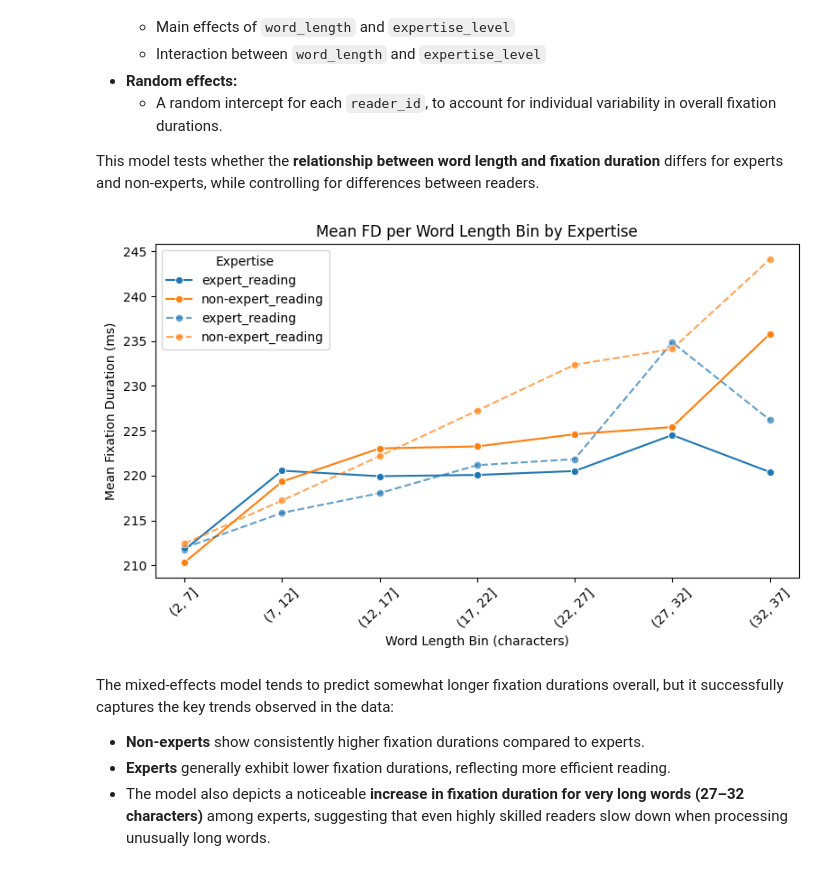
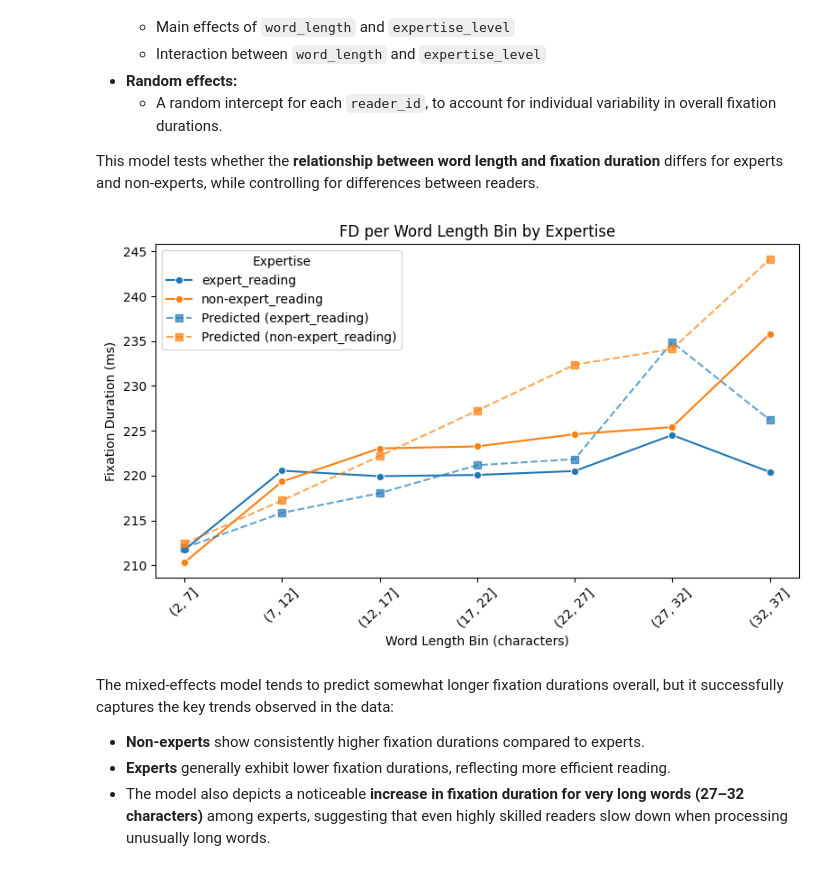
Before and after one commit to snamazova/potec_modelling, a Jupyter notebook: potec_modelling.ipynb, the cells around one changed output. Drawn from its saved outputs; the diff is of its cells as text; code cells hidden in the pictures.

```diff
--- a/potec_modelling.ipynb
+++ b/potec_modelling.ipynb
@@ -77,6 +87,7 @@ print(scanpath_df.columns.tolist())
 # select columns that are needed for explanatory analysis
 columns_needed = [
     "reader_id", "expert_reading_label", "reader_discipline_numeric",
+    "expert_reading_label_numeric",
     "text_id", "text_domain", "trial",
     "FFD", "RRT", "FPRT", "TFT",
     "fixation_duration", "Fix",
@@ -597,32 +611,41 @@ mean_ffd_predicted = scanpath_analysis_df.groupby(['expert_reading_label', 'word
 # %%
 # Plot mean ffd and mean predicted
 plt.figure(figsize=(8,5))
+
+# First plot actual fixation durations
 sns.lineplot(
     data=mean_ffd,
     x=mean_ffd['word_length_bin'].astype(str),
     y='fixation_duration',
     hue='expert_reading_label',
-    marker='o'
-)
-sns.lineplot(
-    data=mean_ffd_predicted,
-    x=mean_ffd_predicted['word_length_bin'].astype(str),
-    y='predicted_fd',
-    hue='expert_reading_label',
     marker='o',
-    linestyle='--',
-    alpha=0.7
+    markers=True,
+    dashes=False
 )
 
-plt.xticks(rotation=45)
+# Then plot predicted fixation durations with different linestyle
+colors = {'expert_reading': '#247cba', 'non-expert_reading': '#ff7f0e'}
+for expertise in mean_ffd_predicted['expert_reading_label'].unique():
+    subset = mean_ffd_predicted[mean_ffd_predicted['expert_reading_label'] == expertise]
+    plt.plot(
+        range(len(subset)),  # x positions
+        subset['predicted_fd'],
+        label=f"Predicted ({expertise})",
+        marker='s',
+        linestyle='--',
+        alpha=0.7,
+        color=colors[expertise]
+    )
+
+plt.xticks(range(7), subset['word_length_bin'].astype(str), rotation=45)
 plt.xlabel("Word Length Bin (characters)")
-plt.ylabel("Mean Fixation Duration (ms)")
-plt.title("Mean FD per Word Length Bin by Expertise")
+plt.ylabel("Fixation Duration (ms)")
+plt.title("FD per Word Length Bin by Expertise")
 plt.legend(title="Expertise")
 plt.tight_layout()
 plt.show()
 # %% [output]
-[figure, old version]
+[figure, new version]
 # %% [markdown]
 The mixed-effects model tends to predict somewhat longer fixation durations overall, but it successfully captures the key trends observed in the data:
 
```
Also changed, not shown: parts of 29 cells of this notebook.
